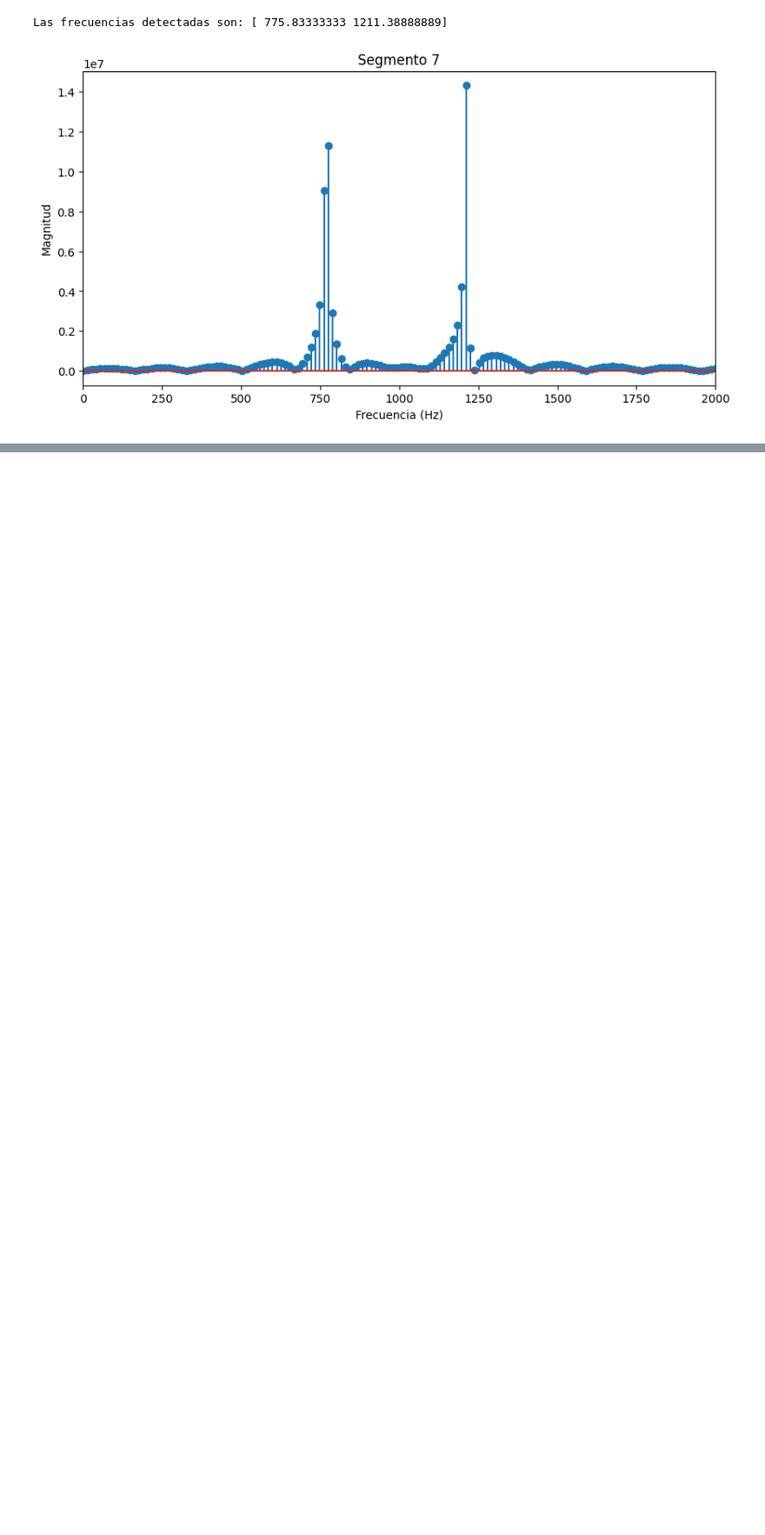
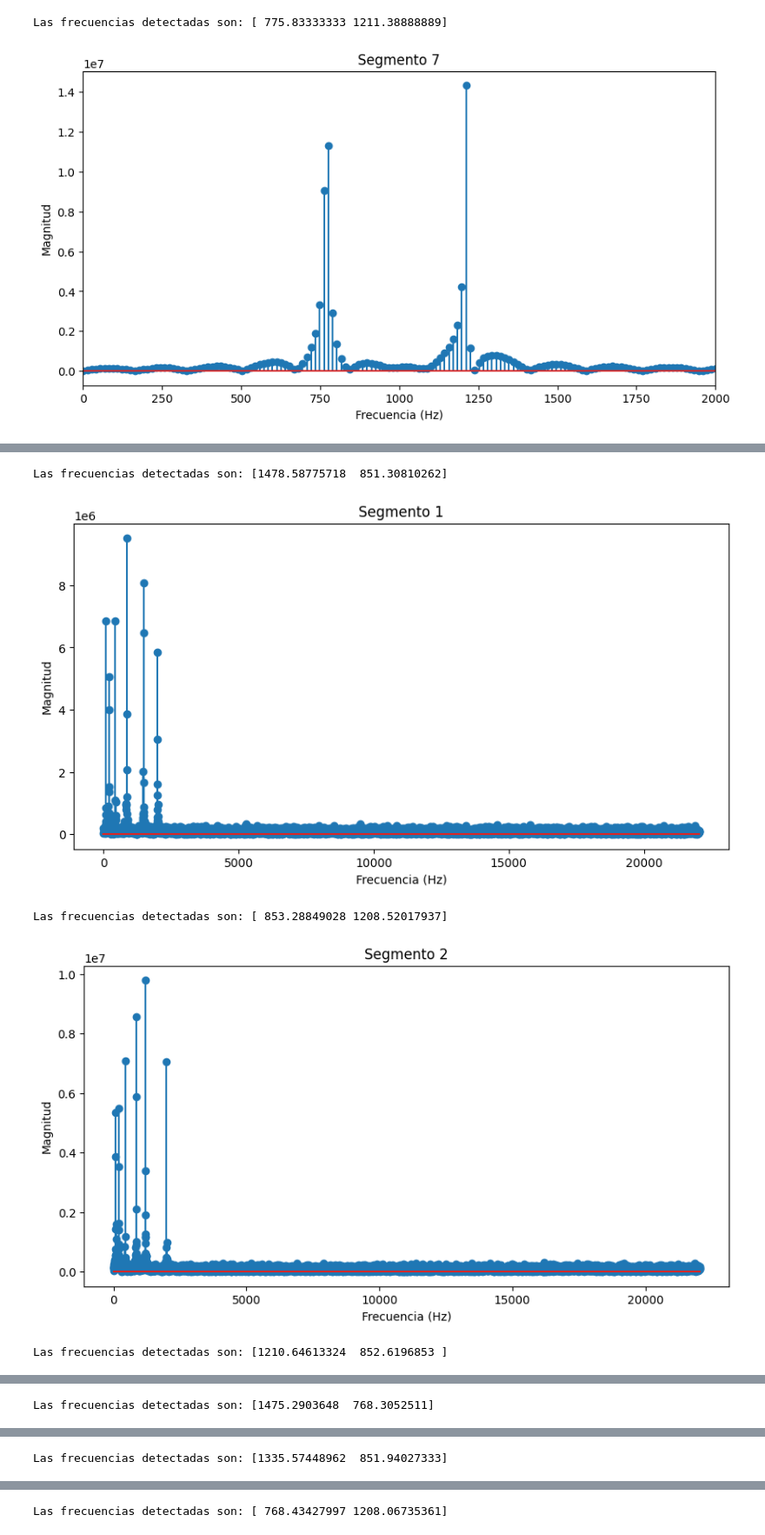
Before and after one commit to Dowhyj32/Modelado-Continuo, a Jupyter notebook: Analisis de Fourier/TP/tp2.ipynb, the cells around one changed output, grey strips where cells are left out. Shown at 87% size. Saved outputs shown, nothing was run; the diff lists cells and outputs as text; code cells hidden in the pictures; blank space fills up the shorter version.

```diff
--- a/Analisis de Fourier/TP/tp2.ipynb
+++ b/Analisis de Fourier/TP/tp2.ipynb
@@ -572,0 +195,39 @@ Dígito detectado: 3
+# %%
+for i in range(len(inicios)):
+
+    inicio = inicios[i]
+    final = finales[i]
+
+    segmento = canal_b[inicio:final]
+
+    transformada = fft(segmento)
+
+    frecuencias = fftfreq(len(segmento), d=1/fs_b)
+
+    mitad = len(frecuencias)//2
+
+    frecuencias = frecuencias[:mitad]
+    magnitud = np.abs(transformada[:mitad])
+
+    indices = np.argsort(magnitud)
+    picos = indices[-2:]
+    freq_detectadas = frecuencias[picos]
+
+    print(f'Las frecuencias detectadas son: {freq_detectadas}')
+
+    plt.figure(figsize=(10,5))
+
+    plt.stem(frecuencias, magnitud)
+
+    plt.xlabel("Frecuencia (Hz)")
+    plt.ylabel("Magnitud")
+    plt.title(f'Segmento {i+1}')
+    #plt.xlim(0, 2000)
+
+    plt.show()
+# %% [output]
+Las frecuencias detectadas son: [1478.58775718  851.30810262]
+[figure, added]
+Las frecuencias detectadas son: [ 853.28849028 1208.52017937]
+[figure, added]
+Las frecuencias detectadas son: [1210.64613324  852.6196853 ]
@@ -572,0 +235 @@ Dígito detectado: 3
+Las frecuencias detectadas son: [1475.2903648  768.3052511]
@@ -572,0 +237 @@ Dígito detectado: 3
+Las frecuencias detectadas son: [1335.57448962  851.94027333]
@@ -572,0 +239 @@ Dígito detectado: 3
+Las frecuencias detectadas son: [ 768.43427997 1208.06735361]
```
Also changed, not shown: parts of 8 cells of this notebook, 1 other file.
